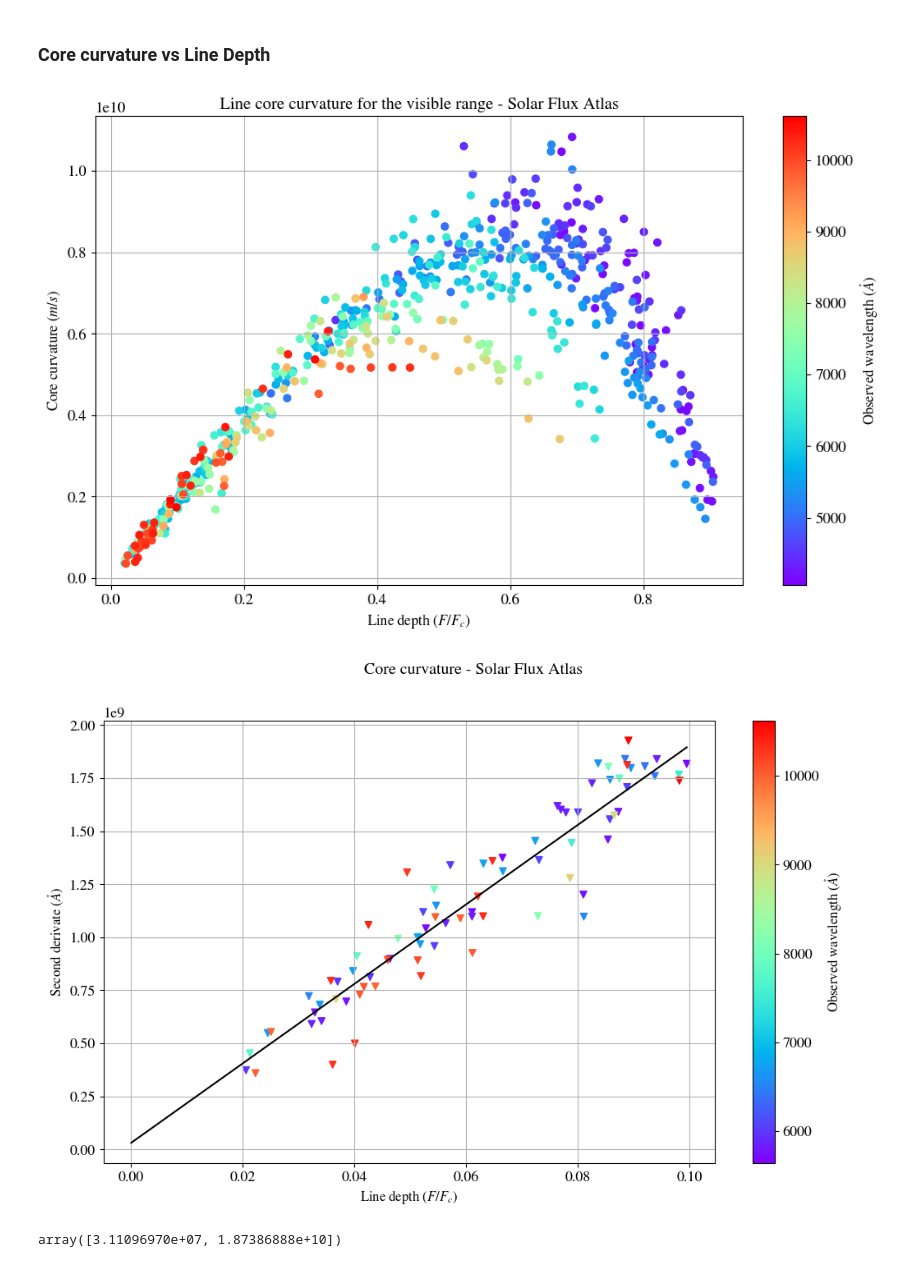
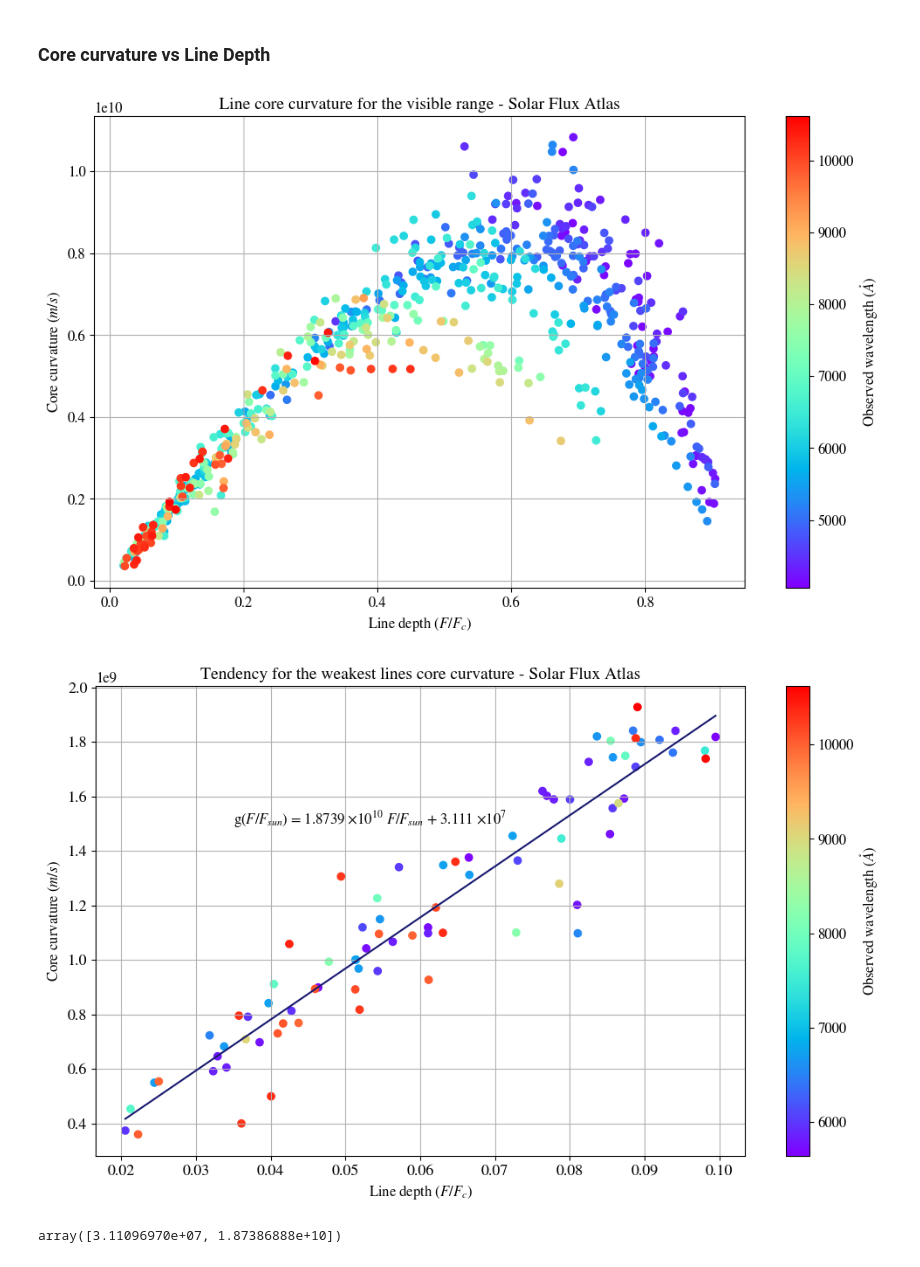
Before and after one commit to ccuellarn/Measurement-and-Characterization-of-Granulation-Patterns-in-the-IAG-Solar-Flux-Spectrum, a Jupyter notebook: Project/Characterization/First signature/Line broadening.ipynb, the cells around one changed output. Saved outputs shown, nothing was run; the diff lists cells and outputs as text; code cells hidden in the pictures.

Commit message:
First signature finished for the first version of the document

```diff
--- a/Project/Characterization/First signature/Line broadening.ipynb
+++ b/Project/Characterization/First signature/Line broadening.ipynb
@@ -18,9 +18,9 @@ params = {
         'font.size': 12,
         'axes.labelsize': 12,
         'axes.titlesize': 14,
-        'legend.fontsize': 13,
-        'xtick.labelsize': 13,
-        'ytick.labelsize': 13,
+        'legend.fontsize': 12,
+        'xtick.labelsize': 12,
+        'ytick.labelsize': 12,
         'mathtext.fontset': 'stix',
         'text.usetex': False,
         'figure.figsize': (6.4, 4.8),
@@ -31,55 +31,57 @@ params = {
 plt.rcParams.update(params)
 # %%
 #Lines from the excel files
-VIS_data = pd.read_excel(r"C:\Users\clauw\Documents\Programming\Final-Project\Project\IAG Solar Flux Atlas\Visible range\Data\valores_VIS.xlsx")
-NIR_data = pd.read_excel(r"C:\Users\clauw\Documents\Programming\Final-Project\Project\IAG Solar Flux Atlas\Infrared range\Data\valores_NIR.xlsx")
-SPA_data = pd.read_excel(r"C:\Users\clauw\Documents\Programming\Final-Project\Project\IAG Spatially Resolved Atlas\values_SPA.xlsx")
-
-#colors for the plot
-colors_fit = ['purple','blue','cyan','green','yellow','orange','red','brown']
+VIS_data = pd.read_excel(r"C:\Users\clauw\Documents\Programming\Final-Project\Project\IAG Solar Flux Atlas\Visible range\Data\Values_VIS.xlsx")
+NIR_data = pd.read_excel(r"C:\Users\clauw\Documents\Programming\Final-Project\Project\IAG Solar Flux Atlas\Infrared range\Data\Values_NIR.xlsx")
+SPA_data = pd.read_excel(r"C:\Users\clauw\Documents\Programming\Final-Project\Project\IAG Spatially Resolved Atlas\Data\Values_SPA.xlsx")
+ALL_data = pd.concat([VIS_data,NIR_data],axis=0).drop_duplicates('Observed wavelength',keep='first').reset_index(drop=True) #Dont take repeated values when concatenate
 # %% [markdown]
 ### Core curvature vs Line Depth
 # %%
 fig1, ax = plt.subplots(1,1,figsize=(12,7))
 
-scatter = ax.scatter(1-VIS_data['Flux'],VIS_data['Core curvature'],c=VIS_data["Observed wavelength"],cmap='rainbow',lw=1,marker='o')
+scatter = ax.scatter(VIS_data['Line Depth'],VIS_data['Core curvature'],c=VIS_data["Observed wavelength"],cmap='rainbow',lw=1,marker='o')
 
 cbar = plt.colorbar(scatter, ax=ax)
-cbar.set_label(r'Observed wavelength $(\mathring{A})$', fontsize=12)
+cbar.set_label(r'Observed wavelength $(\mathring{A})$')
 
 ax.set_title('Line core curvature for the visible range - Solar Flux Atlas',fontsize=14)
-ax.set_xlabel(r'Line depth $(F/F_{c})$',fontsize=12)
-ax.set_ylabel(r'Core curvature $(m/s)$',fontsize=12)
+ax.set_xlabel(r'Line depth $(F/F_{c})$')
+ax.set_ylabel(r'Core curvature $(m/s)$')
 ax.grid()
 
-# fig1.savefig('Curvature_VIS.pdf')
+# fig1.savefig('Curvature_VIS')
 # %% [output]
-[figure, old version]
+[figure, new version]
 # %%
-#In the report is given in function of the velocity
-values_VIS_standard = VIS_data[VIS_data['Line Depth'].between(0.0,0.1,inclusive='right')]
+#Select only the slope for small line depth
+values_VIS_line = VIS_data[VIS_data['Line Depth'].between(0.0,0.1,inclusive='right')]
 
-pol = Polynomial.fit(values_VIS_standard['Line Depth'],values_VIS_standard['Core curvature'], 1)
+#Made a polynomial first order fit
+pol = Polynomial.fit(values_VIS_line['Line Depth'],values_VIS_line['Core curvature'], 1)
 param = pol.convert().coef
-values_vel = np.linspace(0, max(values_VIS_standard['Line Depth']), len(values_VIS_standard['Line Depth']))
+values_vel = np.linspace(min(values_VIS_line['Line Depth']), max(values_VIS_line['Line Depth']), len(values_VIS_line['Line Depth']))
 vel_fit = pol(values_vel)
 
 #Plot for fixed the zero point of velocity
 fig2, ax1 = plt.subplots(1,1,figsize=(12,7))
 
-fig2.suptitle(r'Core curvature - Solar Flux Atlas')
+ax1.set_title(r'Tendency for the weakest lines core curvature - Solar Flux Atlas')
 
-scatter = ax1.scatter(values_VIS_standard['Line Depth'],values_VIS_standard['Core curvature'],c=values_VIS_standard["Observed wavelength"],cmap='rainbow',lw=1,marker='v')
+scatter = ax1.scatter(values_VIS_line['Line Depth'],values_VIS_line['Core curvature'],c=values_VIS_line["Observed wavelength"],cmap='rainbow',lw=1,marker='o')
 cbar = plt.colorbar(scatter, ax=ax1)
-cbar.set_label(r'Observed wavelength $(\mathring{A})$', fontsize=12)
+cbar.set_label(r'Observed wavelength $(\mathring{A})$')
 
-ax1.plot(values_vel,vel_fit,c='k')
-ax1.set_ylabel(r'Second derivate $(\mathring{A})$')
+ax1.plot(values_vel,vel_fit,c='midnightblue')
+ax1.text(0.035,1.5e9,rf'g($F/F_{{sun}}$) = {round(param[1]*1e-10,4)} $\times 10^{{10}}$ $F/F_{{sun}}$ + {round(param[0]*1e-7,4)} $\times 10^{{7}}$',c='k')
+ax1.set_ylabel(r'Core curvature $(m/s)$')
 ax1.set_xlabel(r'Line depth $(F/F_{c})$')
 ax1.grid()
 ax1.tick_params(axis='both',labelsize=13)
+
+# fig2.savefig('Curvature_Slope_VIS')
 # %% [output]
-[figure, old version]
+[figure, new version]
 # %%
 param
 # %% [output]
```
Also changed, not shown: parts of 4 cells of this notebook, 39 other files.
